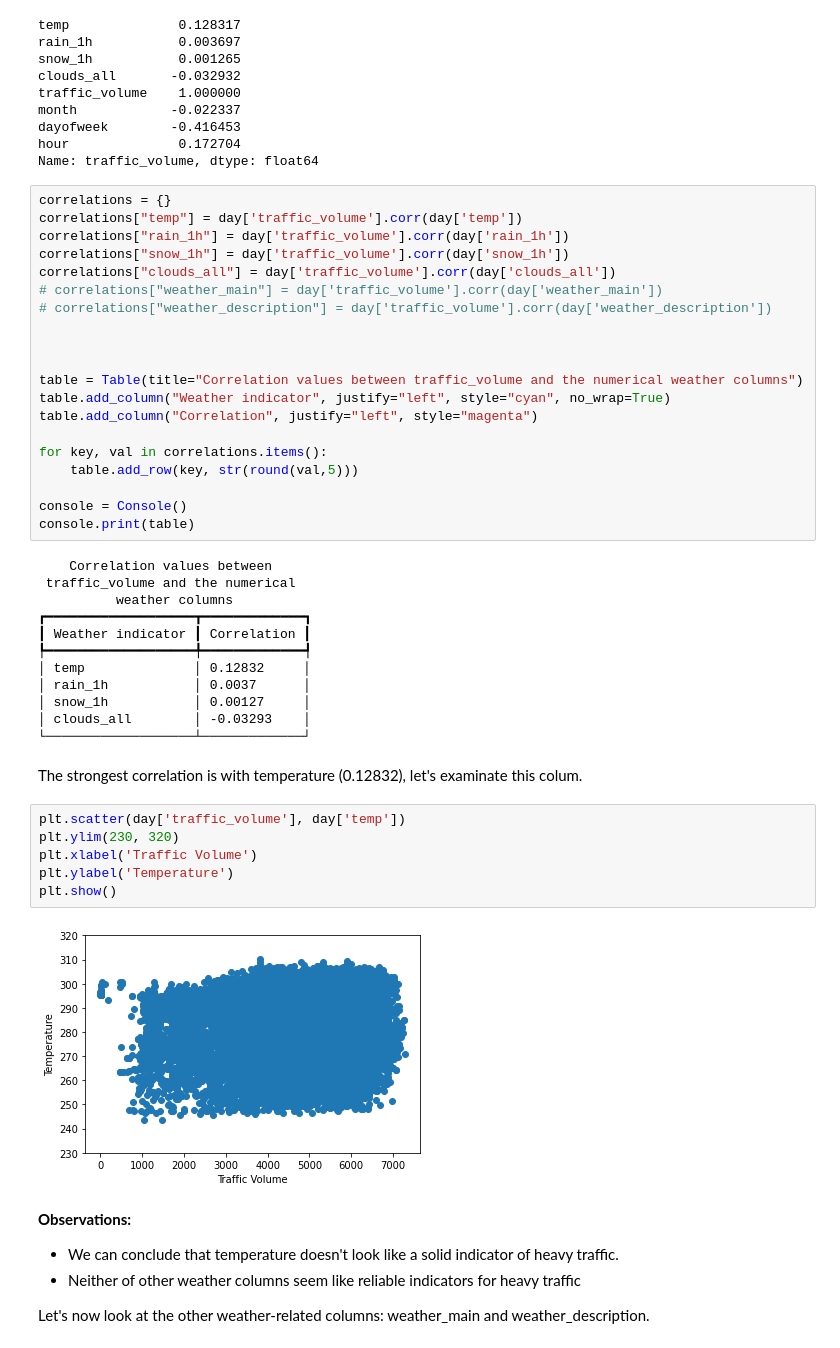
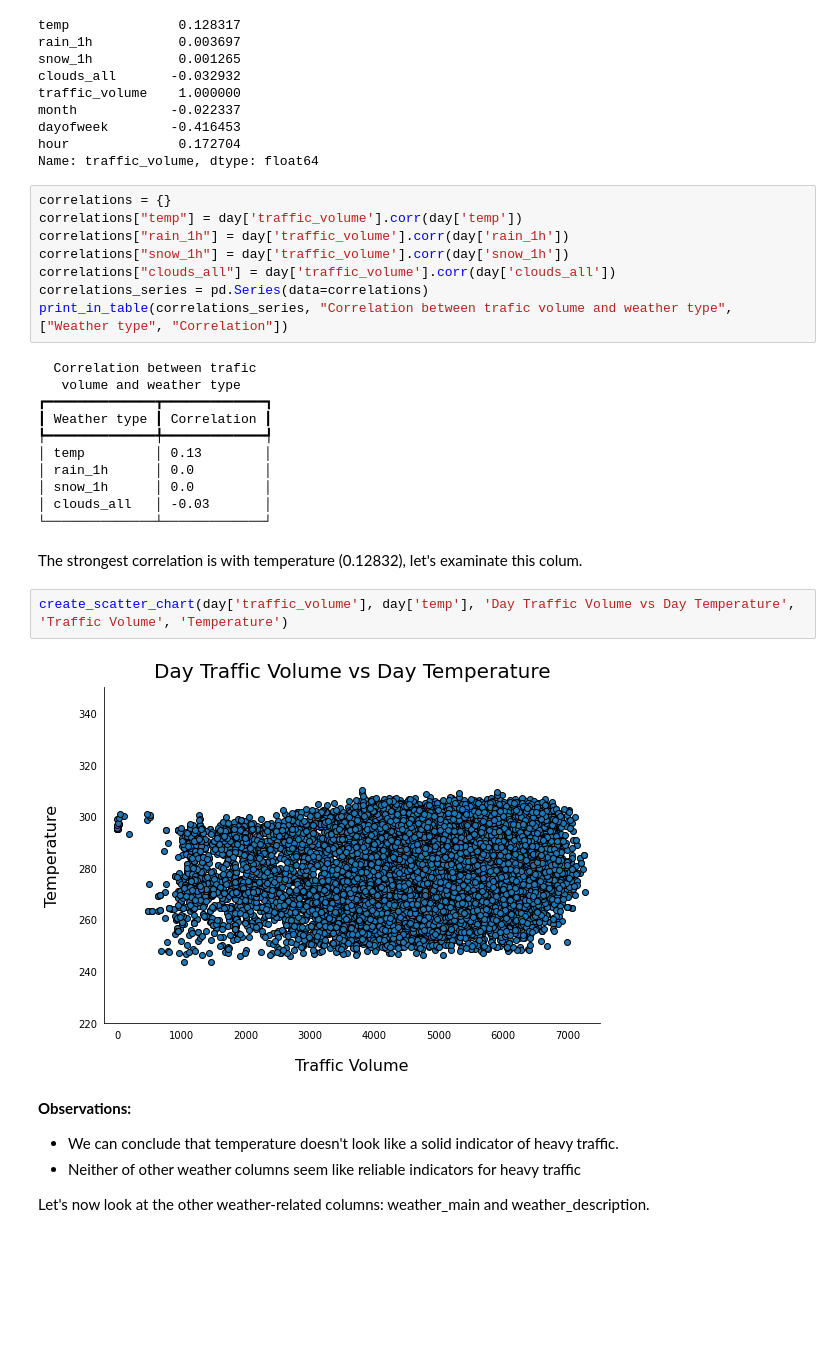
Before and after one commit to grzesiek154/PythonDataScience, a Jupyter notebook: Dataquest/Projects/MetroTraffic/MetroTrafficAnalysis.ipynb, the cells around one changed output. Drawn from its saved outputs; the diff is of its cells as text; blank space fills up the shorter version.

```diff
--- a/Dataquest/Projects/MetroTraffic/MetroTrafficAnalysis.ipynb
+++ b/Dataquest/Projects/MetroTraffic/MetroTrafficAnalysis.ipynb
@@ -437,42 +490,25 @@ correlations["temp"] = day['traffic_volume'].corr(day['temp'])
 correlations["rain_1h"] = day['traffic_volume'].corr(day['rain_1h'])
 correlations["snow_1h"] = day['traffic_volume'].corr(day['snow_1h'])
 correlations["clouds_all"] = day['traffic_volume'].corr(day['clouds_all'])
-# correlations["weather_main"] = day['traffic_volume'].corr(day['weather_main'])
-# correlations["weather_description"] = day['traffic_volume'].corr(day['weather_description'])
-
-
-
-table = Table(title="Correlation values between traffic_volume and the numerical weather columns")
-table.add_column("Weather indicator", justify="left", style="cyan", no_wrap=True)
-table.add_column("Correlation", justify="left", style="magenta")
-
-for key, val in correlations.items():
-    table.add_row(key, str(round(val,5)))
-
-console = Console()
-console.print(table)
+correlations_series = pd.Series(data=correlations)
+print_in_table(correlations_series, "Correlation between trafic volume and weather type", ["Weather type", "Correlation"])
 # %% [output]
-    Correlation values between
- traffic_volume and the numerical
-          weather columns
-┏━━━━━━━━━━━━━━━━━━━┳━━━━━━━━━━━━━┓
-┃ Weather indicator ┃ Correlation ┃
-┡━━━━━━━━━━━━━━━━━━━╇━━━━━━━━━━━━━┩
-│ temp              │ 0.12832     │
-│ rain_1h           │ 0.0037      │
-│ snow_1h           │ 0.00127     │
-│ clouds_all        │ -0.03293    │
-└───────────────────┴─────────────┘
+  Correlation between trafic
+   volume and weather type
+┏━━━━━━━━━━━━━━┳━━━━━━━━━━━━━┓
+┃ Weather type ┃ Correlation ┃
+┡━━━━━━━━━━━━━━╇━━━━━━━━━━━━━┩
+│ temp         │ 0.13        │
+│ rain_1h      │ 0.0         │
+│ snow_1h      │ 0.0         │
+│ clouds_all   │ -0.03       │
+└──────────────┴─────────────┘
 # %% [markdown]
 The strongest correlation is with temperature (0.12832), let's examinate this colum.
 # %%
-plt.scatter(day['traffic_volume'], day['temp'])
-plt.ylim(230, 320)
-plt.xlabel('Traffic Volume')
-plt.ylabel('Temperature')
-plt.show()
+create_scatter_chart(day['traffic_volume'], day['temp'], 'Day Traffic Volume vs Day Temperature', 'Traffic Volume', 'Temperature')
 # %% [output]
-[figure, old version]
+[figure, new version]
 # %% [markdown]
 **Observations:**
 
```
Also changed, not shown: parts of 31 cells of this notebook, 38 other files.
